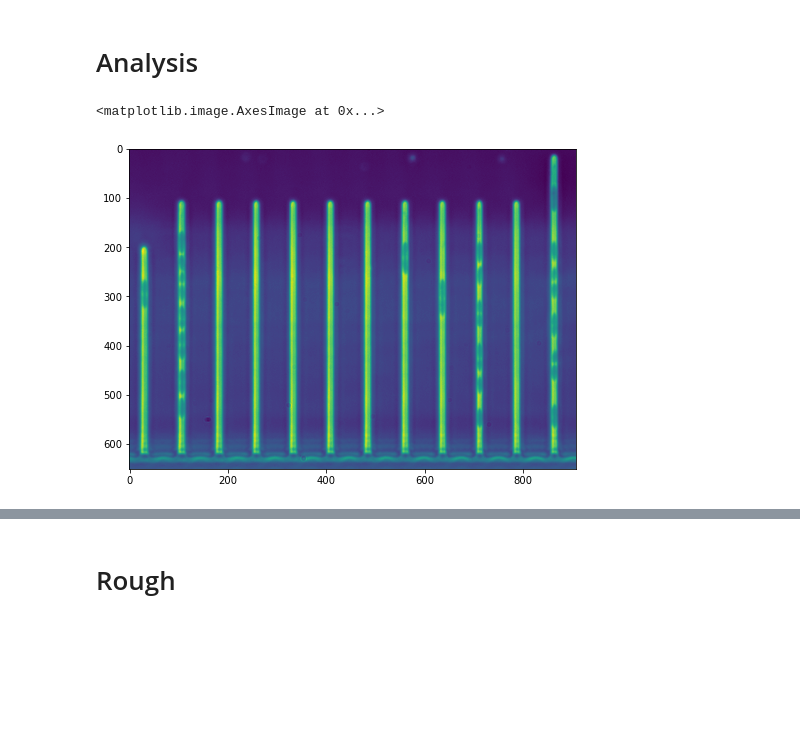
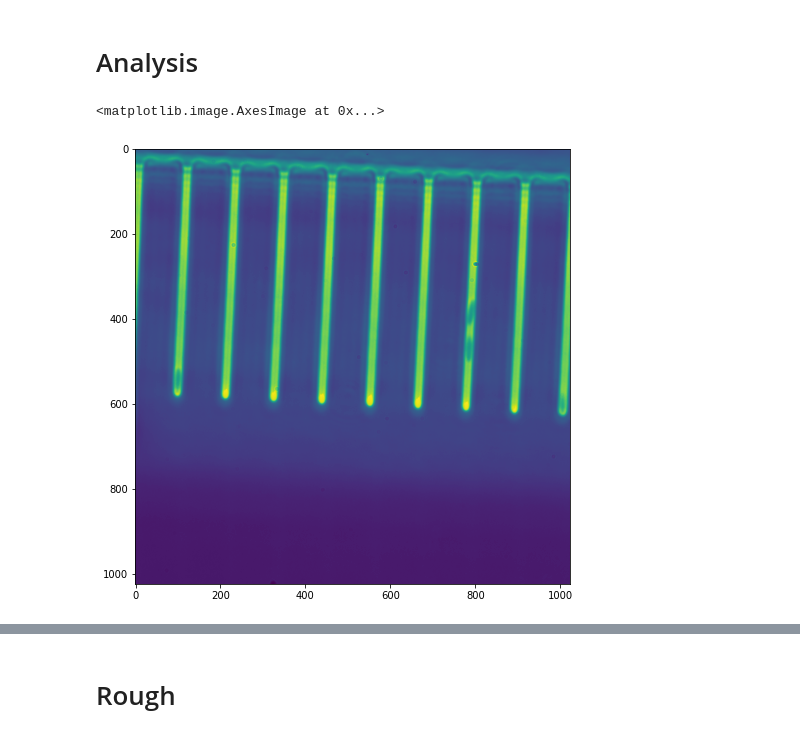
Before and after one commit to ShaswataRoy/Mother-Machine, a Jupyter notebook: Mother Machine.ipynb, the cells around one changed output, grey strips where cells are left out. Cells and saved outputs as stored; diff of their text form; code cells hidden in the pictures; blank space fills up the shorter version.

```diff
--- a/Mother Machine.ipynb
+++ b/Mother Machine.ipynb
@@ -199,12 +194,3 @@ def merge_sections(sections,distance = 20):
     return merged_section
 # %% [markdown]
 # Analysis
-# %%
-channel_number = 9
-imPIL = Image.open('/Volumes/Experiment/2022-07-01-1306/Camera 00/Position '+str(channel_number).zfill(3)+'/Frame '+str(0).zfill(5)+'.tif')
-
-image = np.asarray(imPIL)
-plt.imshow(AutoDetect(image,1)[0])
-# %% [output]
-<matplotlib.image.AxesImage at 0x...>
-[figure, removed]
@@ -210,0 +200,6 @@ plt.imshow(AutoDetect(image,1)[0])
+# %%
+image = np.asarray(imPIL)
+plt.imshow(image)
+# %% [output]
+<matplotlib.image.AxesImage at 0x...>
+[figure, added]
```
Also changed, not shown: parts of 15 cells of this notebook.
